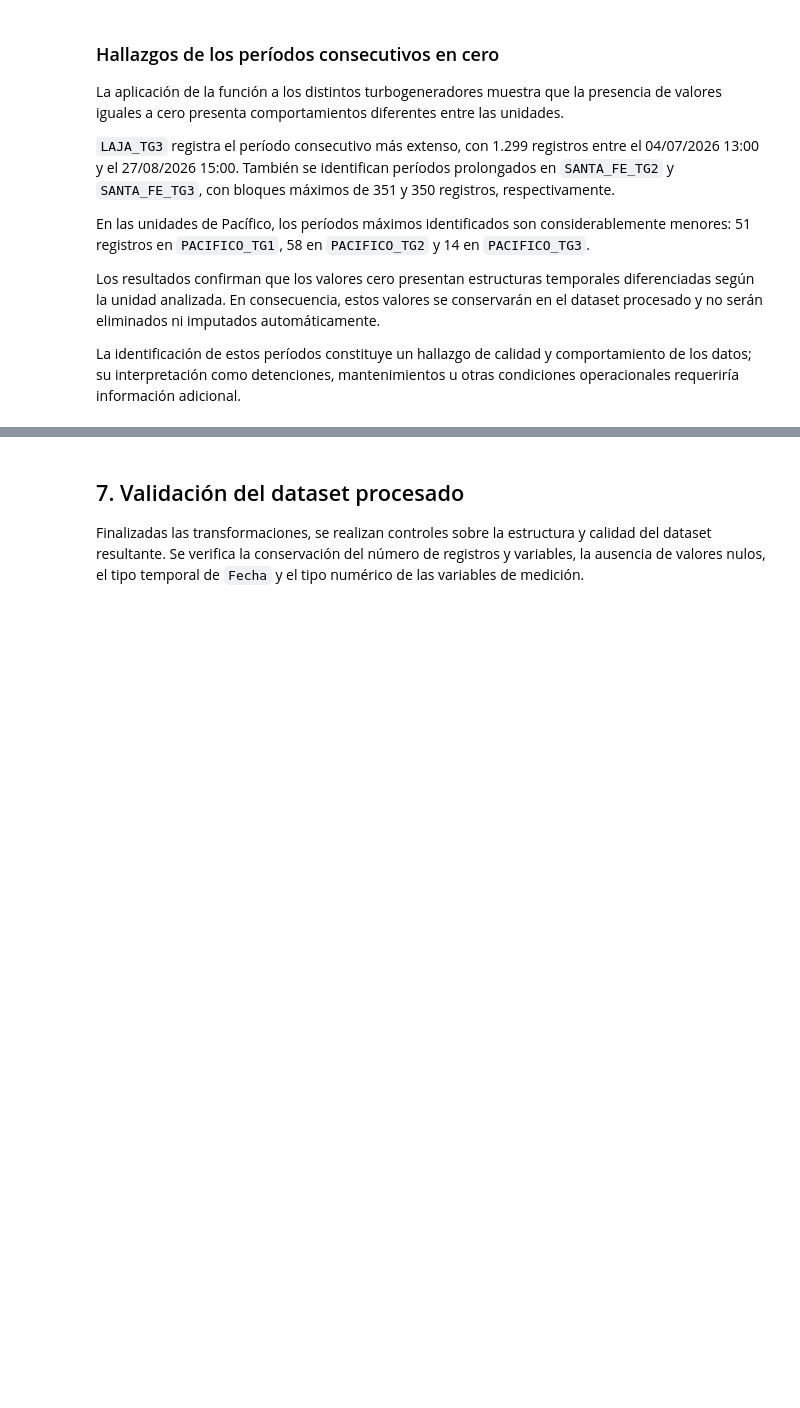
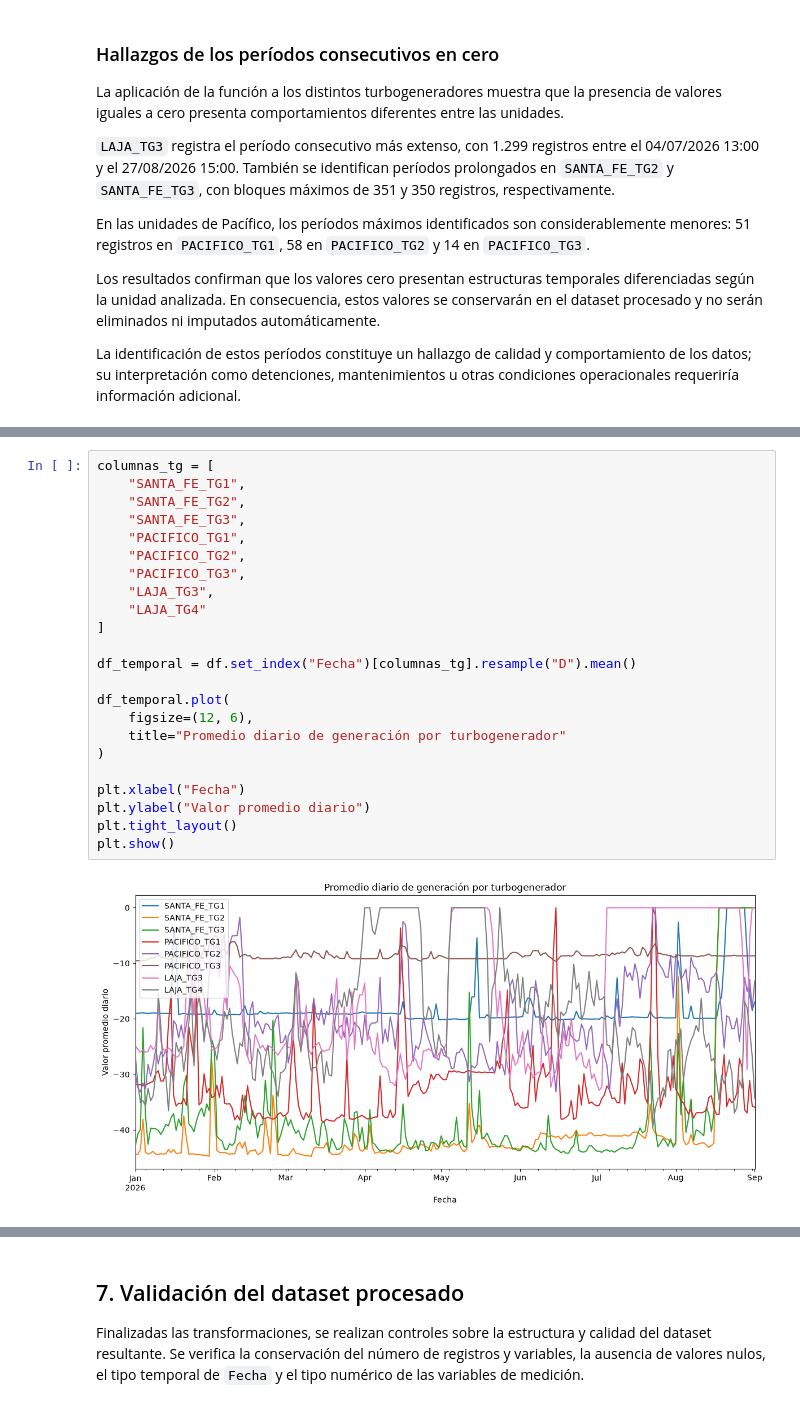
Before and after one commit to vedurancisterna-alt/Grupo-2-Sumativa-1-, a Jupyter notebook: F2/F2_preparacion_datos.ipynb, the cells around one changed output, grey strips where cells are left out. Saved outputs shown, nothing was run; the diff lists cells and outputs as text; blank space fills up the shorter version.

Commit message:
Incorpora visualizacion y pruebas adicionales en F2

```diff
--- a/F2/F2_preparacion_datos.ipynb
+++ b/F2/F2_preparacion_datos.ipynb
@@ -625,0 +632,25 @@ La identificación de estos períodos constituye un hallazgo de calidad y compor
+# %%
+columnas_tg = [
+    "SANTA_FE_TG1",
+    "SANTA_FE_TG2",
+    "SANTA_FE_TG3",
+    "PACIFICO_TG1",
+    "PACIFICO_TG2",
+    "PACIFICO_TG3",
+    "LAJA_TG3",
+    "LAJA_TG4"
+]
+
+df_temporal = df.set_index("Fecha")[columnas_tg].resample("D").mean()
+
+df_temporal.plot(
+    figsize=(12, 6),
+    title="Promedio diario de generación por turbogenerador"
+)
+
+plt.xlabel("Fecha")
+plt.ylabel("Valor promedio diario")
+plt.tight_layout()
+plt.show()
+# %% [output]
+[figure, added]
```
Also changed, not shown: parts of 8 cells of this notebook.
